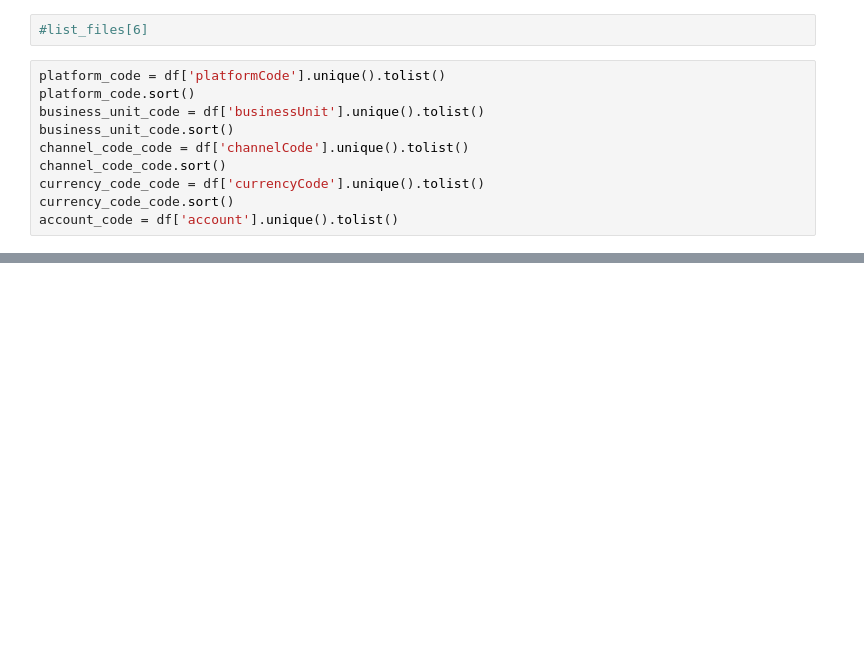
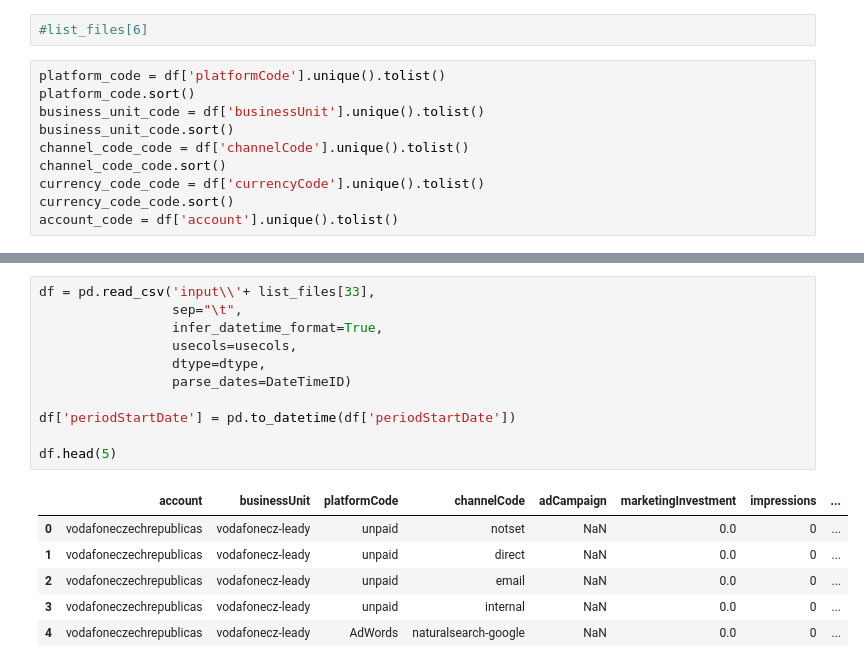
Before and after one commit to krivolapov/roivenue_test, a Jupyter notebook: Pivot_statistics_all_clients.ipynb, the cells around one changed output, grey strips where cells are left out. Saved outputs shown, nothing was run; the diff lists cells and outputs as text; blank space fills up the shorter version.

```diff
--- a/Pivot_statistics_all_clients.ipynb
+++ b/Pivot_statistics_all_clients.ipynb
@@ -349,0 +419,18 @@ statistics_R2_df = statistics_R2_df.set_index([pd.Index(platform_code)])
+# %%
+df = pd.read_csv('input\\'+ list_files[33],
+                 sep="\t",
+                 infer_datetime_format=True,
+                 usecols=usecols,
+                 dtype=dtype,
+                 parse_dates=DateTimeID)
+
+df['periodStartDate'] = pd.to_datetime(df['periodStartDate'])
+
+df.head(5)
+# %% [output]
+|  | account | businessUnit | platformCode | channelCode | adCampaign | marketingInvestment | impressions | ... |
+| 0 | vodafoneczechrepublicas | vodafonecz-leady | unpaid | notset | NaN | 0.0 | 0 | ... |
+| 1 | vodafoneczechrepublicas | vodafonecz-leady | unpaid | direct | NaN | 0.0 | 0 | ... |
+| 2 | vodafoneczechrepublicas | vodafonecz-leady | unpaid | email | NaN | 0.0 | 0 | ... |
+| 3 | vodafoneczechrepublicas | vodafonecz-leady | unpaid | internal | NaN | 0.0 | 0 | ... |
+| 4 | vodafoneczechrepublicas | vodafonecz-leady | AdWords | naturalsearch-google | NaN | 0.0 | 0 | ... |
```
Also changed, not shown: parts of 33 cells of this notebook, 3 other files.
